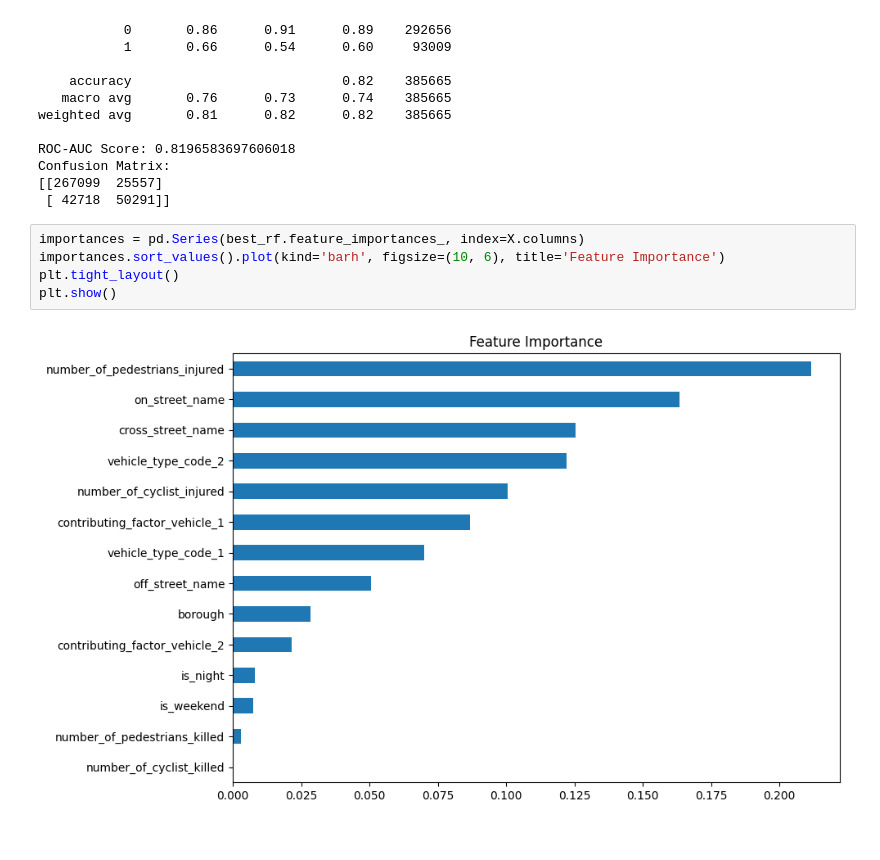
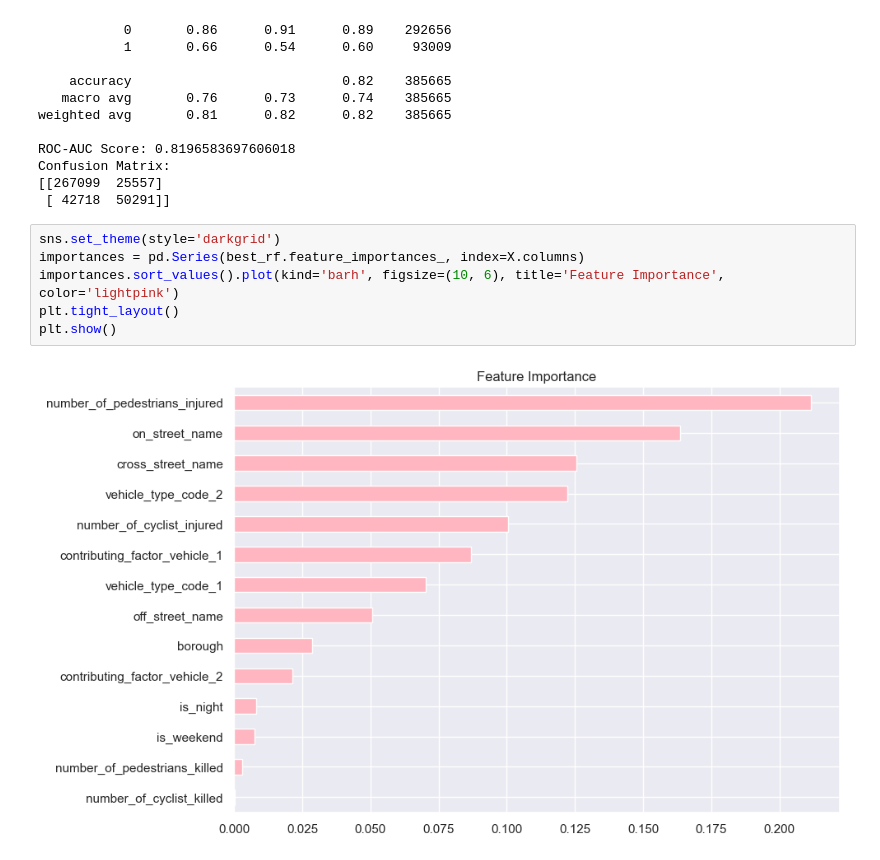
Before and after one commit to Henil-08/Motor-Vehicle-Collisions, a Jupyter notebook: 03_Modelling.ipynb, the cells around one changed output. Drawn from its saved outputs; the diff is of its cells as text.

```diff
--- a/03_Modelling.ipynb
+++ b/03_Modelling.ipynb
@@ -323,9 +323,10 @@ Confusion Matrix:
 [[267099  25557]
  [ 42718  50291]]
 # %%
+sns.set_theme(style='darkgrid')
 importances = pd.Series(best_rf.feature_importances_, index=X.columns)
-importances.sort_values().plot(kind='barh', figsize=(10, 6), title='Feature Importance')
+importances.sort_values().plot(kind='barh', figsize=(10, 6), title='Feature Importance', color='lightpink')
 plt.tight_layout()
 plt.show()
 # %% [output]
-[figure, old version]
+[figure, new version]
```
Also changed, not shown: parts of 1 cell of this notebook, 5 other files.
